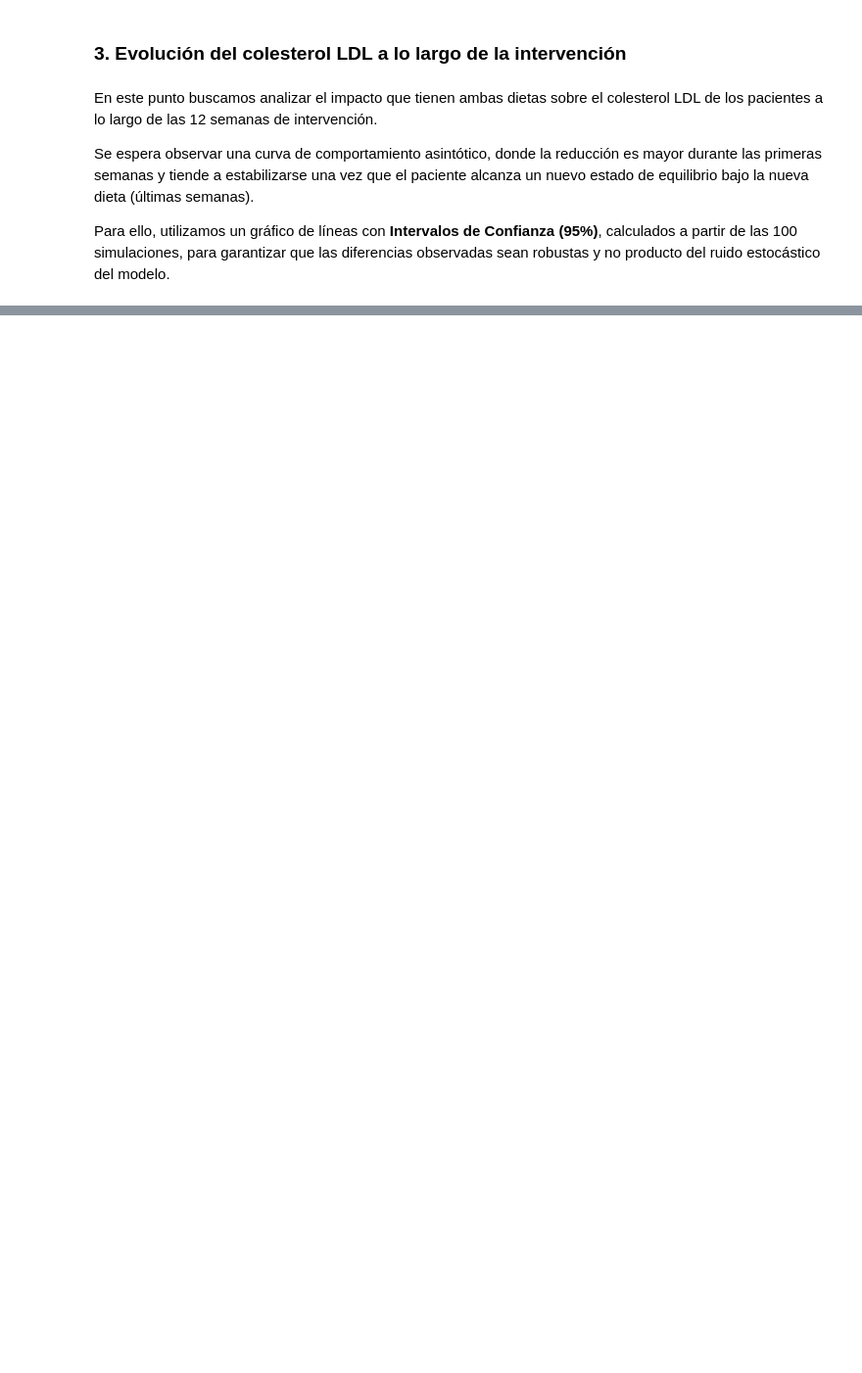
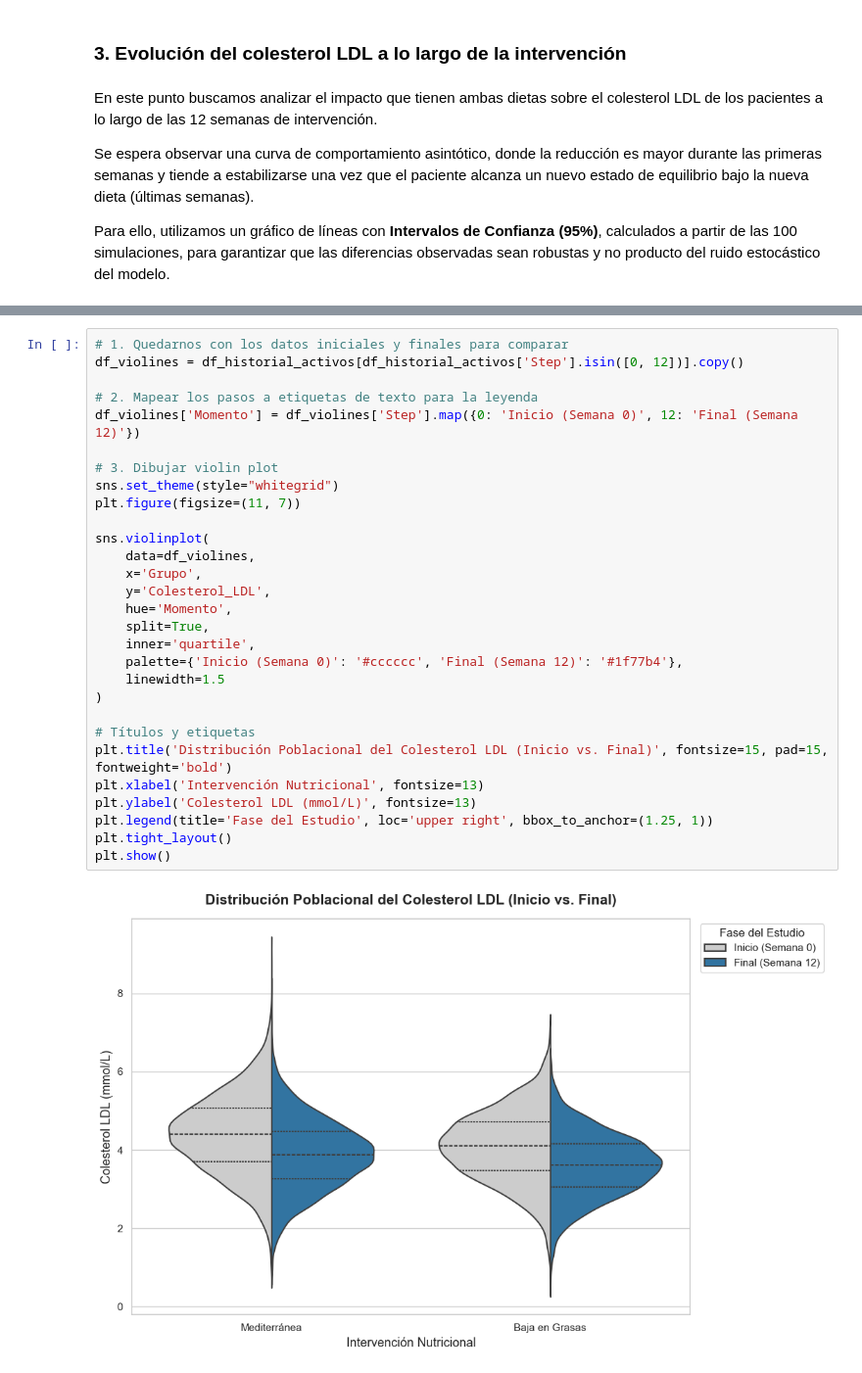
Before and after one commit to alexxgonzalezz/TFG_CardiovascularABM, a Jupyter notebook: analysis/analisisResultados.ipynb, the cells around one changed output, grey strips where cells are left out. Shown at 98% size. Cells and saved outputs as stored; diff of their text form; blank space fills up the shorter version.

```diff
--- a/analysis/analisisResultados.ipynb
+++ b/analysis/analisisResultados.ipynb
@@ -237,0 +268,31 @@ plt.show()
+# %%
+# 1. Quedarnos con los datos iniciales y finales para comparar
+df_violines = df_historial_activos[df_historial_activos['Step'].isin([0, 12])].copy()
+
+# 2. Mapear los pasos a etiquetas de texto para la leyenda
+df_violines['Momento'] = df_violines['Step'].map({0: 'Inicio (Semana 0)', 12: 'Final (Semana 12)'})
+
+# 3. Dibujar violin plot
+sns.set_theme(style="whitegrid")
+plt.figure(figsize=(11, 7))
+
+sns.violinplot(
+    data=df_violines,
+    x='Grupo',
+    y='Colesterol_LDL',
+    hue='Momento',
+    split=True,
+    inner='quartile',
+    palette={'Inicio (Semana 0)': '#cccccc', 'Final (Semana 12)': '#1f77b4'},
+    linewidth=1.5
+)
+
+# Títulos y etiquetas
+plt.title('Distribución Poblacional del Colesterol LDL (Inicio vs. Final)', fontsize=15, pad=15, fontweight='bold')
+plt.xlabel('Intervención Nutricional', fontsize=13)
+plt.ylabel('Colesterol LDL (mmol/L)', fontsize=13)
+plt.legend(title='Fase del Estudio', loc='upper right', bbox_to_anchor=(1.25, 1))
+plt.tight_layout()
+plt.show()
+# %% [output]
+[figure, added]
```
Also changed, not shown: parts of 6 cells of this notebook, 3 other files.
